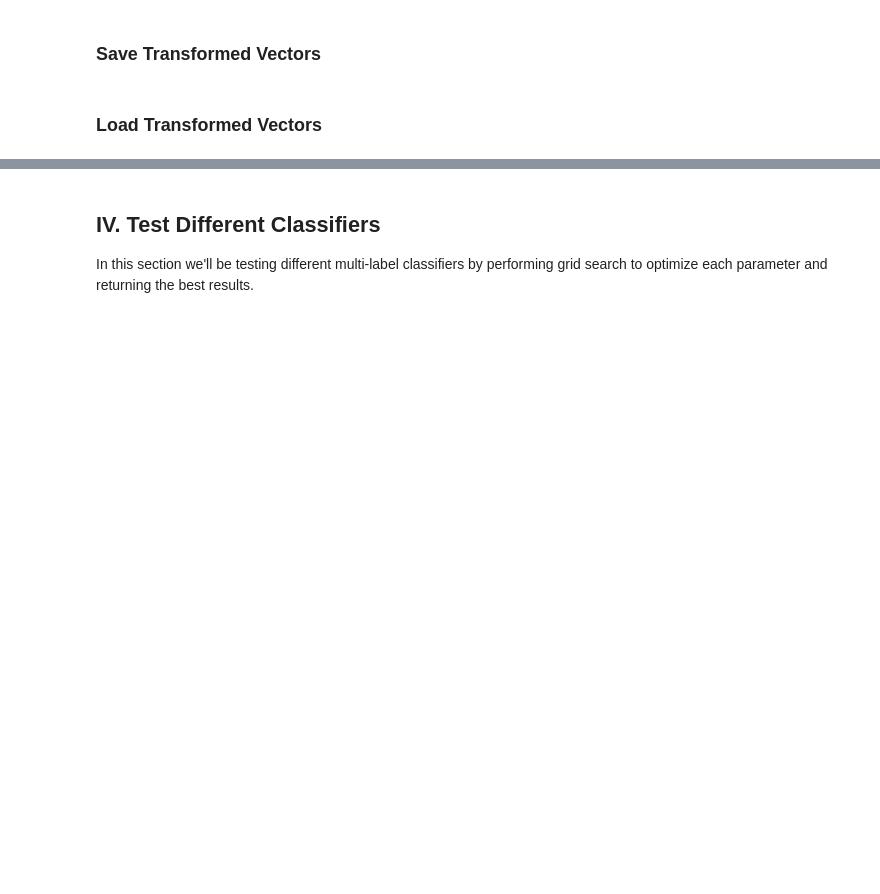
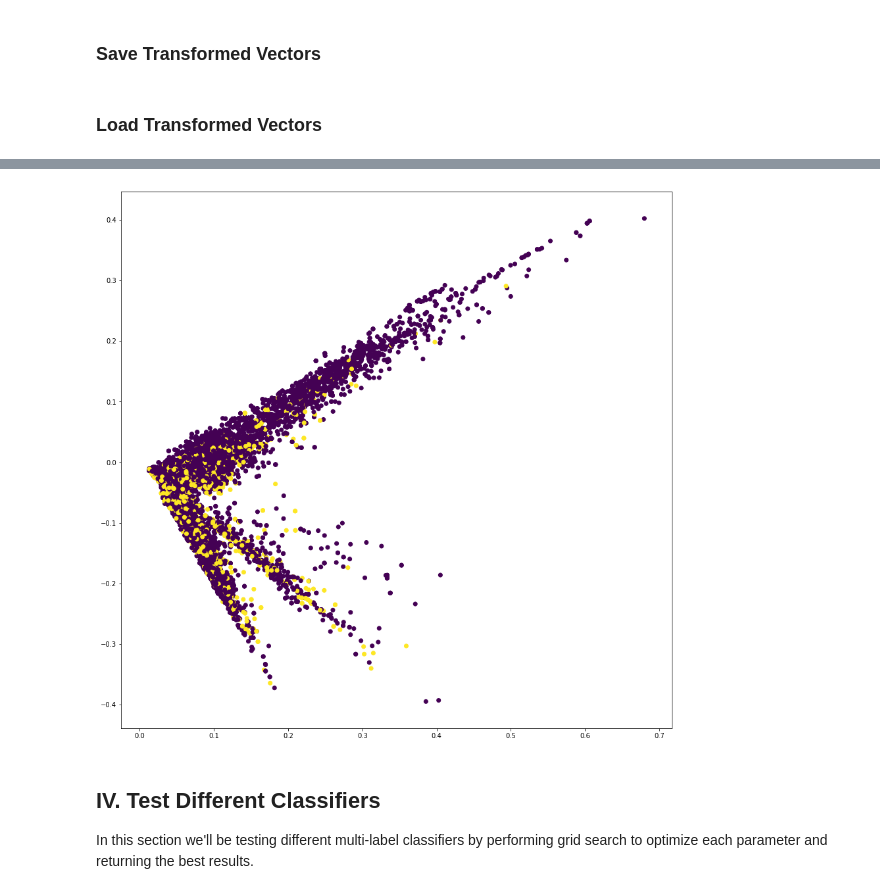
Before and after one commit to kurtisdavid/animeSynopsisClassifier, a Jupyter notebook: AnimeSynopsisClassifier.ipynb, the cells around one changed output, grey strips where cells are left out. Cells and saved outputs as stored; diff of their text form; code cells hidden in the pictures; blank space fills up the shorter version.

```diff
--- a/AnimeSynopsisClassifier.ipynb
+++ b/AnimeSynopsisClassifier.ipynb
@@ -349,0 +384,7 @@ with open('y_test.pkl', 'rb') as f:
+# %%
+from scipy.sparse import vstack
+
+X_tf = vstack((X_train_tf, X_test_tf))
+# %%
+ls = TruncatedSVD(n_components = 2)
+ls.fit(X_tf)
@@ -349,0 +394,3 @@ with open('y_test.pkl', 'rb') as f:
+# %%
+X_two = ls.transform(X_tf)
+X_two
@@ -350,3 +405,10 @@ with open('y_test.pkl', 'rb') as f:
+# %%
+y = np.vstack((y_train,y_test))
+# %%
+plt.scatter(X_two[:,0],X_two[:,1], c = y[:,0])
+plt.show()
+# %% [output]
+[figure, added]
 # %% [markdown]
 ## IV. Test Different Classifiers
 
```
Also changed, not shown: parts of 52 cells of this notebook, 8 other files.
